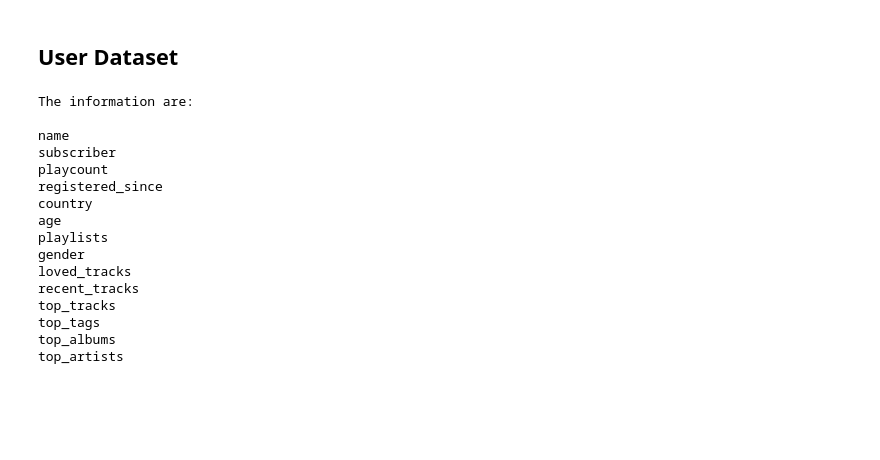
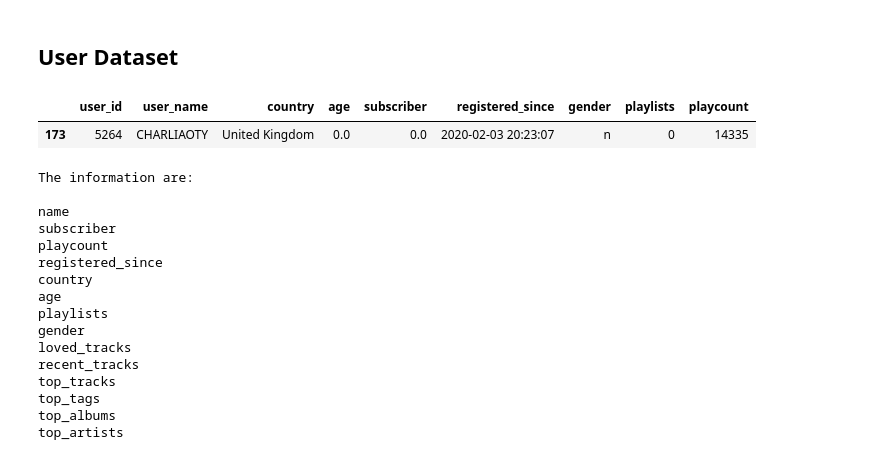
Before and after one commit to lucasresck/espotifai, a Jupyter notebook: notebooks/lastfm_data_analysis.ipynb, the cells around one changed output. Saved outputs shown, nothing was run; the diff lists cells and outputs as text; code cells hidden in the pictures; blank space fills up the shorter version.

```diff
--- a/notebooks/lastfm_data_analysis.ipynb
+++ b/notebooks/lastfm_data_analysis.ipynb
@@ -83,26 +83,30 @@ Number of tags with no information: 4
 # %%
 info = []
 
 for key in users_info.keys():
     if len(users_info[key]) == 0:
         info.append([])
         continue
     c = users_info[key]['country']
     a = users_info[key]['age']
-    s = users_info[key]['subscriber']
+    s = int(users_info[key]['subscriber'])
     r = users_info[key]['registered_since']
     r = datetime.utcfromtimestamp(int(r))
     g = users_info[key]['gender']
     p = users_info[key]['playlists']
     pl = users_info[key]['playcount']
 
     info.append([int(key), c, a, s, r, g, p, pl])
 
 info_df = pd.DataFrame(info, columns = ['user_id','country', 'age', 'subscriber',
                                         'registered_since', 'gender', 'playlists', 'playcount'])
 
 users_complete_df = users_df.merge(info_df, on = 'user_id')
 users_complete_df.playcount = users_complete_df.playcount.astype(int)
+users_complete_df.sample()
+# %% [output]
+|  | user_id | user_name | country | age | subscriber | registered_since | gender | playlists | playcount |
+| 173 | 5264 | CHARLIAOTY | United Kingdom | 0.0 | 0.0 | 2020-02-03 20:23:07 | n | 0 | 14335 |
 # %%
 print('The information are: \n')
 for i in users_info['22330'].keys():
```
Also changed, not shown: 2 other files.
